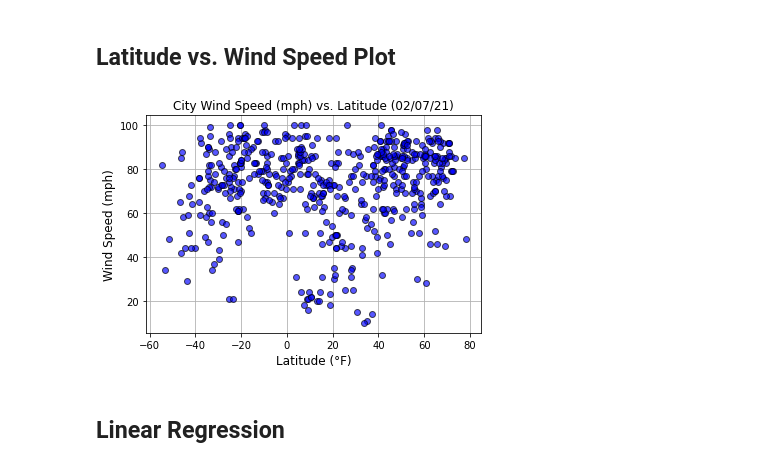
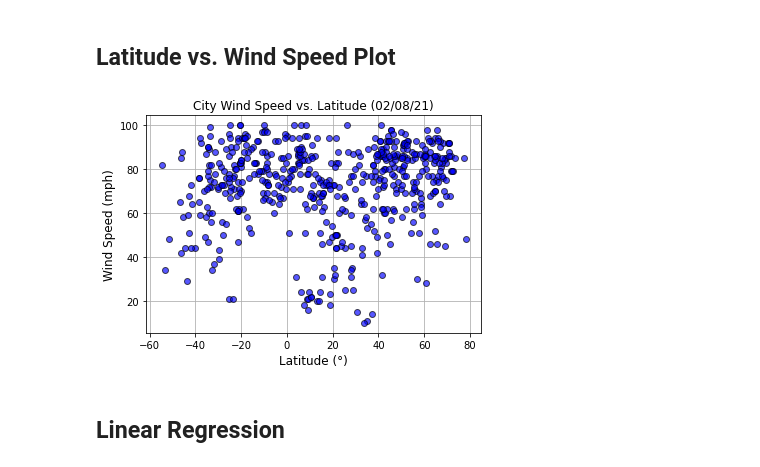
Before and after one commit to uno-sebastian/python-api-challenge, a Jupyter notebook: WeatherPy/WeatherPy.ipynb, the cells around one changed output. Drawn from its saved outputs; the diff is of its cells as text; code cells hidden in the pictures.

```diff
--- a/WeatherPy/WeatherPy.ipynb
+++ b/WeatherPy/WeatherPy.ipynb
@@ -292,14 +294,14 @@ plot_the_data(
 # %%
 plot_the_data(
     clean_city_data['Lat'],
     clean_city_data['Wind Speed'],
-    'Latitude (°F)',
+    'Latitude (°)',
     'Wind Speed (mph)',
-    'City Wind Speed (mph) vs. Latitude',
+    'City Wind Speed vs. Latitude',
     'Cities_WindSpeedVLat'
 )
 # %% [output]
-[figure, old version]
+[figure, new version]
 # %% [markdown]
 ## Linear Regression
 # %%
```
Also changed, not shown: parts of 13 cells of this notebook, 12 other files.
